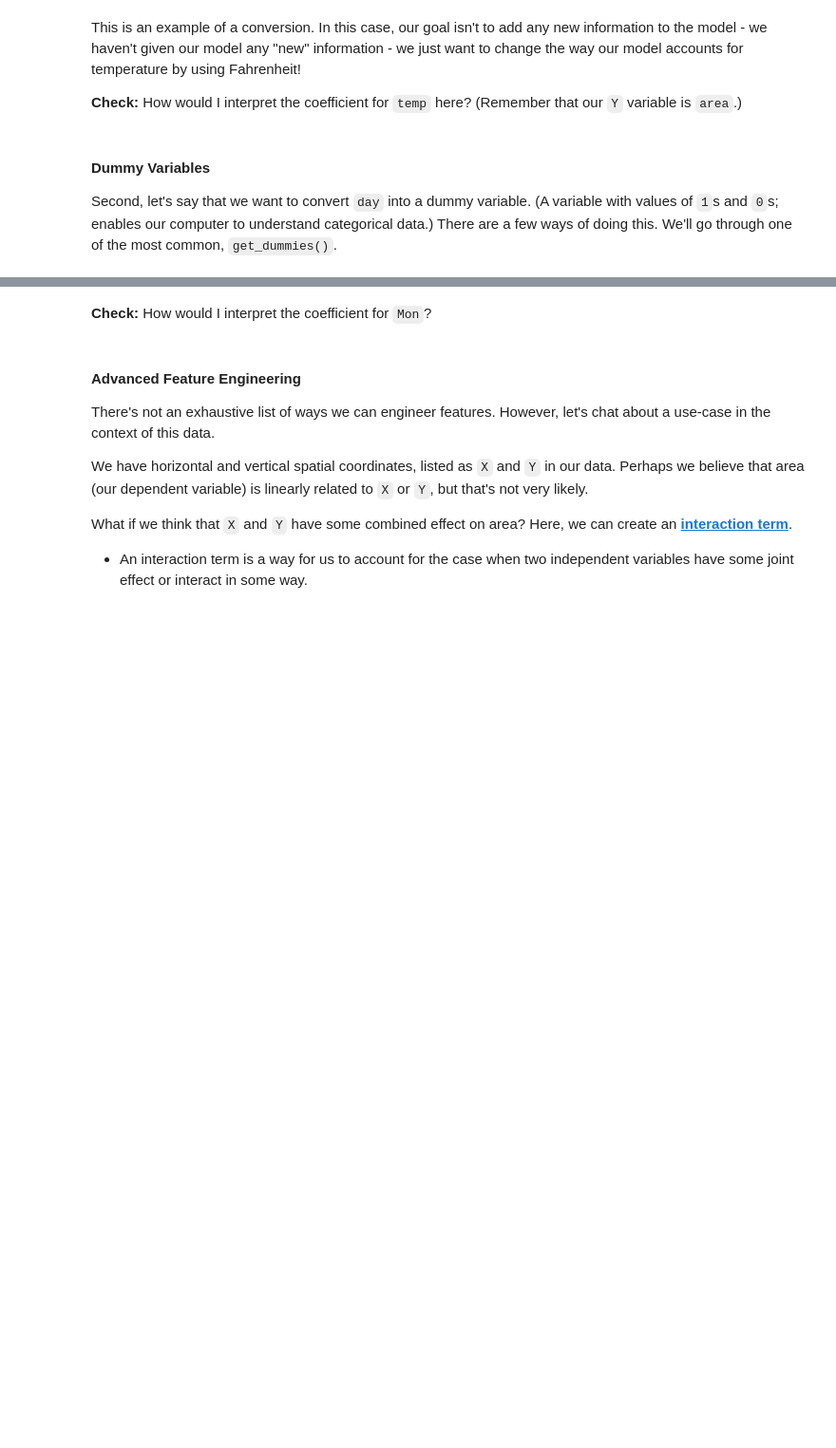
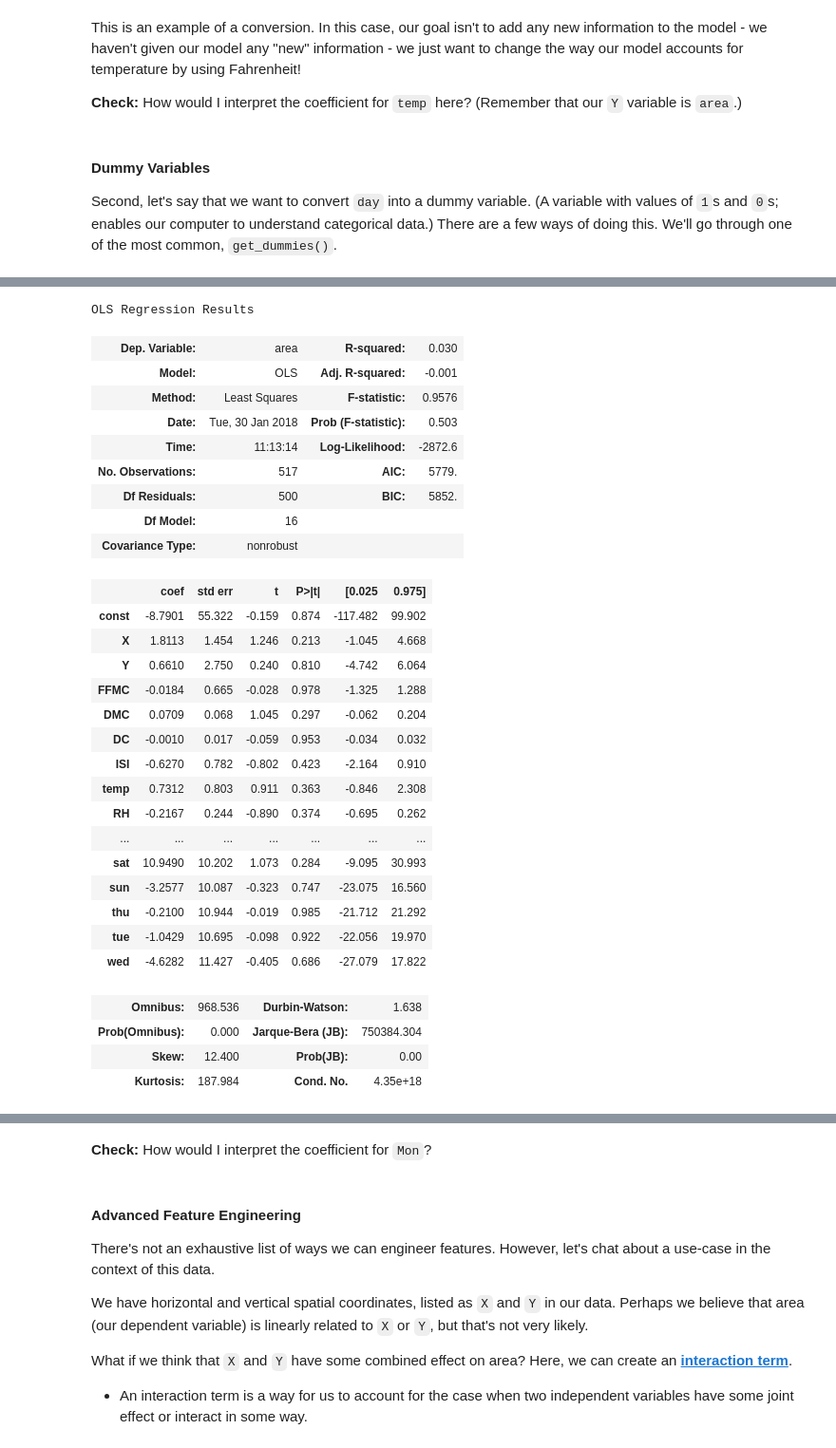
Before and after one commit to ga-curriculum/lesson-feature-engineering, a Jupyter notebook: feature-engineering.ipynb, the cells around one changed output, grey strips where cells are left out. Shown at 95% size. Cells and saved outputs as stored; diff of their text form; code cells hidden in the pictures; blank space fills up the shorter version.

```diff
--- a/feature-engineering.ipynb
+++ b/feature-engineering.ipynb
@@ -120,0 +316,2 @@ df.head()
+# %%
+df = pd.concat([df, pd.get_dummies(df['day'])], axis = 1)
@@ -120,0 +327,38 @@ df.head()
+# %%
+dep = df['area']
+indep = df.drop(['area','month','day'], axis = 'columns')
+indep = sm.add_constant(indep)
+model = sm.OLS(dep,indep)
+results = model.fit()
+results.summary()
+# %% [output]
+OLS Regression Results
+| Dep. Variable: | area | R-squared: | 0.030 |
+| Model: | OLS | Adj. R-squared: | -0.001 |
+| Method: | Least Squares | F-statistic: | 0.9576 |
+| Date: | Tue, 30 Jan 2018 | Prob (F-statistic): | 0.503 |
+| Time: | 11:13:14 | Log-Likelihood: | -2872.6 |
+| No. Observations: | 517 | AIC: | 5779. |
+| Df Residuals: | 500 | BIC: | 5852. |
+| Df Model: | 16 |  |  |
+| Covariance Type: | nonrobust |  |  |
+|  | coef | std err | t | P>|t| | [0.025 | 0.975] |
+| const | -8.7901 | 55.322 | -0.159 | 0.874 | -117.482 | 99.902 |
+| X | 1.8113 | 1.454 | 1.246 | 0.213 | -1.045 | 4.668 |
+| Y | 0.6610 | 2.750 | 0.240 | 0.810 | -4.742 | 6.064 |
+| FFMC | -0.0184 | 0.665 | -0.028 | 0.978 | -1.325 | 1.288 |
+| DMC | 0.0709 | 0.068 | 1.045 | 0.297 | -0.062 | 0.204 |
+| DC | -0.0010 | 0.017 | -0.059 | 0.953 | -0.034 | 0.032 |
+| ISI | -0.6270 | 0.782 | -0.802 | 0.423 | -2.164 | 0.910 |
+| temp | 0.7312 | 0.803 | 0.911 | 0.363 | -0.846 | 2.308 |
+| RH | -0.2167 | 0.244 | -0.890 | 0.374 | -0.695 | 0.262 |
+| ... | ... | ... | ... | ... | ... | ... |
+| sat | 10.9490 | 10.202 | 1.073 | 0.284 | -9.095 | 30.993 |
+| sun | -3.2577 | 10.087 | -0.323 | 0.747 | -23.075 | 16.560 |
+| thu | -0.2100 | 10.944 | -0.019 | 0.985 | -21.712 | 21.292 |
+| tue | -1.0429 | 10.695 | -0.098 | 0.922 | -22.056 | 19.970 |
+| wed | -4.6282 | 11.427 | -0.405 | 0.686 | -27.079 | 17.822 |
+| Omnibus: | 968.536 | Durbin-Watson: | 1.638 |
+| Prob(Omnibus): | 0.000 | Jarque-Bera (JB): | 750384.304 |
+| Skew: | 12.400 | Prob(JB): | 0.00 |
+| Kurtosis: | 187.984 | Cond. No. | 4.35e+18 |
```
Also changed, not shown: parts of 22 cells of this notebook.
